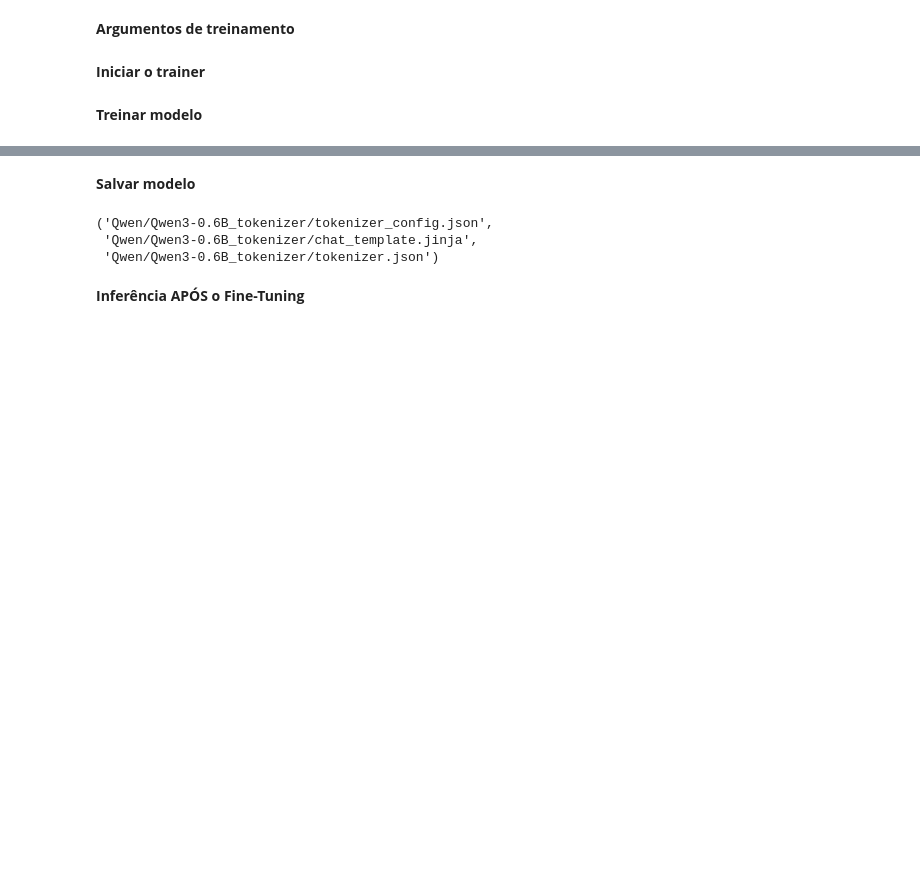
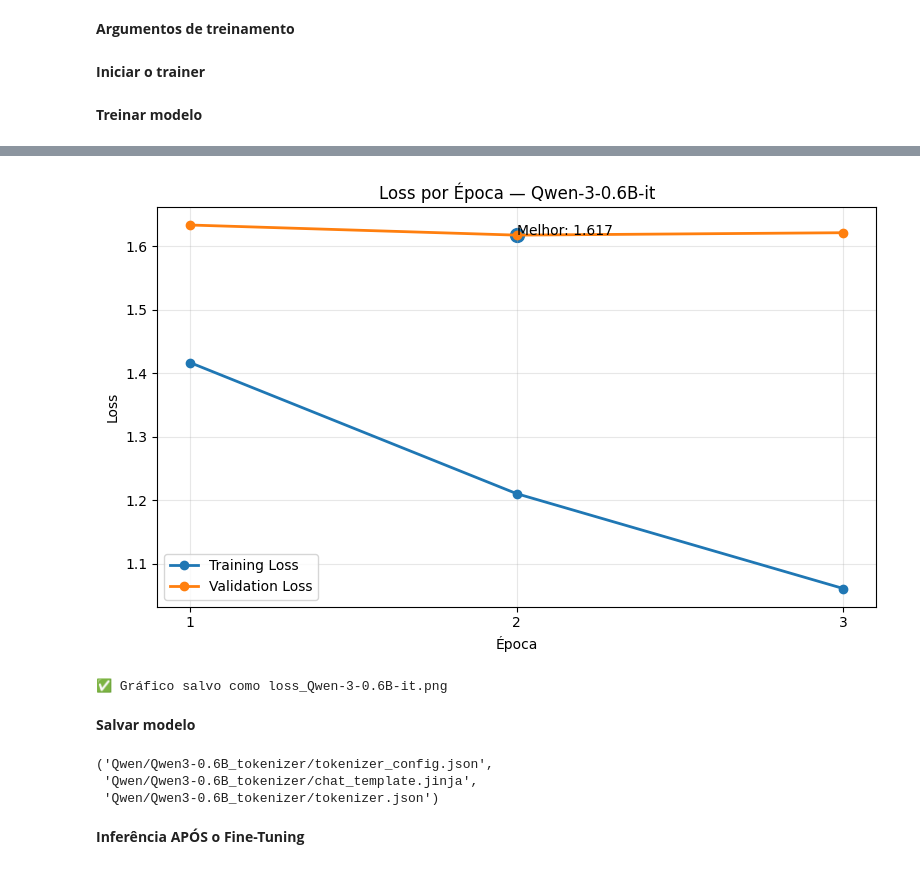
Before and after one commit to rayssacoelho/medicinalplants_LLM, a Jupyter notebook: notebooks/02_lora_causal_1.ipynb, the cells around one changed output, grey strips where cells are left out. Drawn from its saved outputs; the diff is of its cells as text; code cells hidden in the pictures; blank space fills up the shorter version.

```diff
--- a/notebooks/02_lora_causal_1.ipynb
+++ b/notebooks/02_lora_causal_1.ipynb
@@ -272,3 +294,56 @@ trainer.train()
+# %%
+def plotar_loss_epoca(trainer, nome_modelo):
+
+    train_loss, eval_loss = extrair_loss_epocas(trainer)
+
+    epocas = range(1, len(eval_loss)+1)
+
+    plt.figure(figsize=(8,5))
+
+    plt.plot(
+        epocas,
+        train_loss,
+        marker="o",
+        linewidth=2,
+        label="Training Loss"
+    )
+
+    plt.plot(
+        epocas,
+        eval_loss,
+        marker="o",
+        linewidth=2,
+        label="Validation Loss"
+    )
+
+    melhor_epoca = eval_loss.index(min(eval_loss)) + 1
+
+    plt.scatter(
+        melhor_epoca,
+        min(eval_loss),
+        s=100
+    )
+
+    plt.annotate(
+        f"Melhor: {min(eval_loss):.3f}",
+        (melhor_epoca, min(eval_loss))
+    )
+
+    plt.title(f"Loss por Época — {nome_modelo}")
+    plt.xlabel("Época")
+    plt.ylabel("Loss")
+    plt.xticks(list(epocas))
+    plt.grid(alpha=0.3)
+    plt.legend()
+    plt.tight_layout()
+    plt.show()
+    print(f"✅ Gráfico salvo como loss_{nome_modelo.replace(' ', '_')}.png")
+
+# Uso após treinar cada modelo
+plotar_loss_epoca(trainer, "Qwen-3-0.6B-it")
+# %% [output]
+[figure, added]
+✅ Gráfico salvo como loss_Qwen-3-0.6B-it.png
 # %% [markdown]
 **Salvar modelo**
 # %%
```
Also changed, not shown: parts of 9 cells of this notebook, 2 other files.
